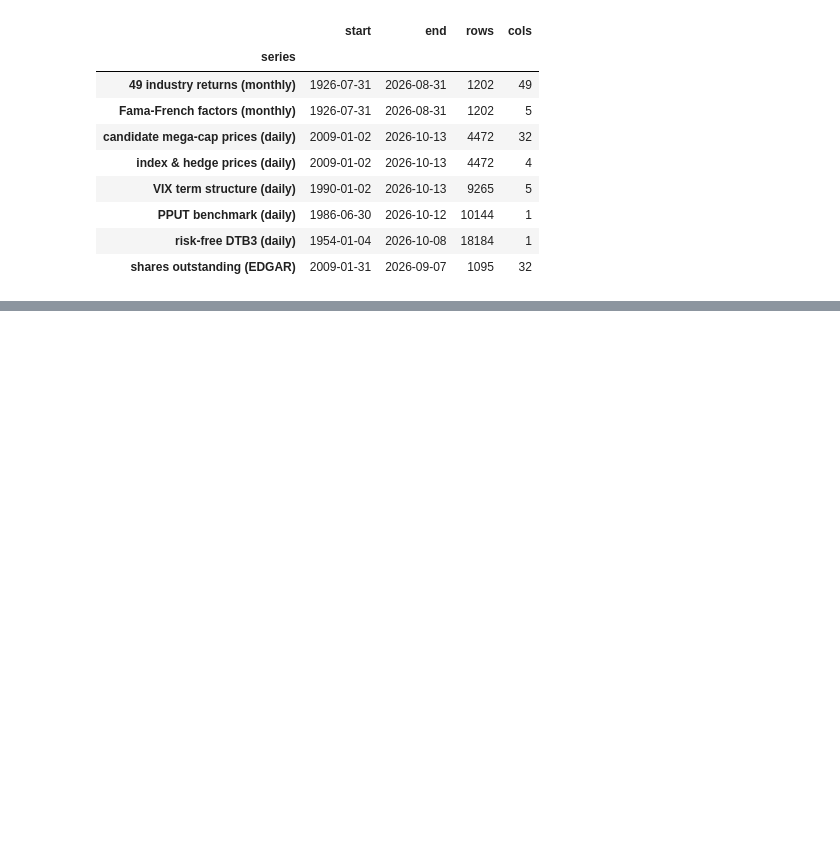
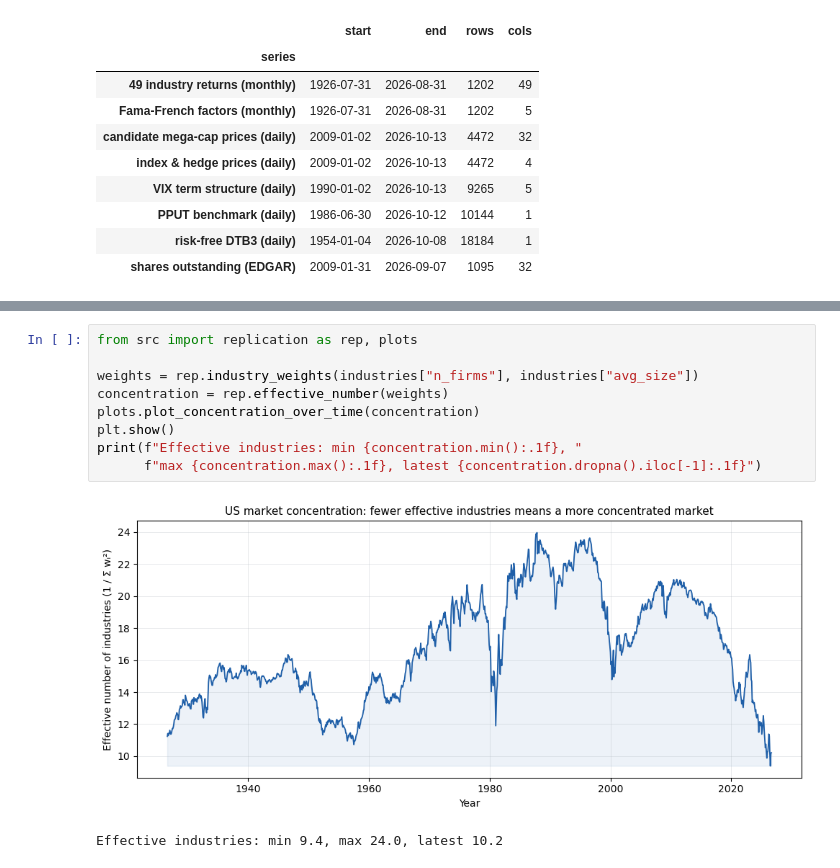
Before and after one commit to KavinDhanasekaran7/AI-Concentration-Hedging, a Jupyter notebook: notebooks/ai_concentration_tail_hedging.ipynb, the cells around one changed output, grey strips where cells are left out. Saved outputs shown, nothing was run; the diff lists cells and outputs as text; blank space fills up the shorter version.

```diff
--- a/notebooks/ai_concentration_tail_hedging.ipynb
+++ b/notebooks/ai_concentration_tail_hedging.ipynb
@@ -71,0 +79,12 @@ sanity.set_index("series")
+# %%
+from src import replication as rep, plots
+
+weights = rep.industry_weights(industries["n_firms"], industries["avg_size"])
+concentration = rep.effective_number(weights)
+plots.plot_concentration_over_time(concentration)
+plt.show()
+print(f"Effective industries: min {concentration.min():.1f}, "
+      f"max {concentration.max():.1f}, latest {concentration.dropna().iloc[-1]:.1f}")
+# %% [output]
+[figure, added]
+Effective industries: min 9.4, max 24.0, latest 10.2
```
Also changed, not shown: parts of 3 cells of this notebook, 6 other files.
